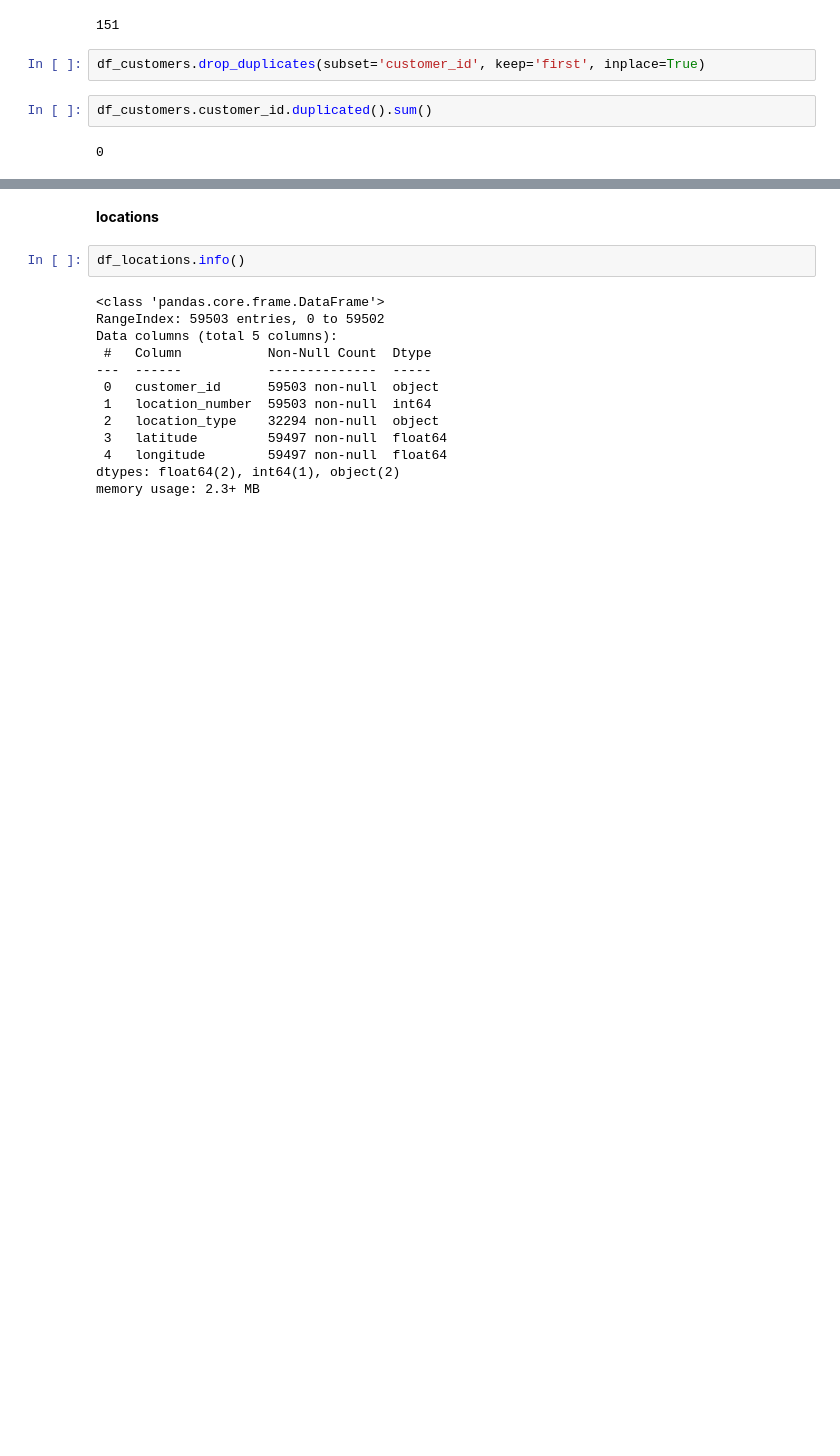
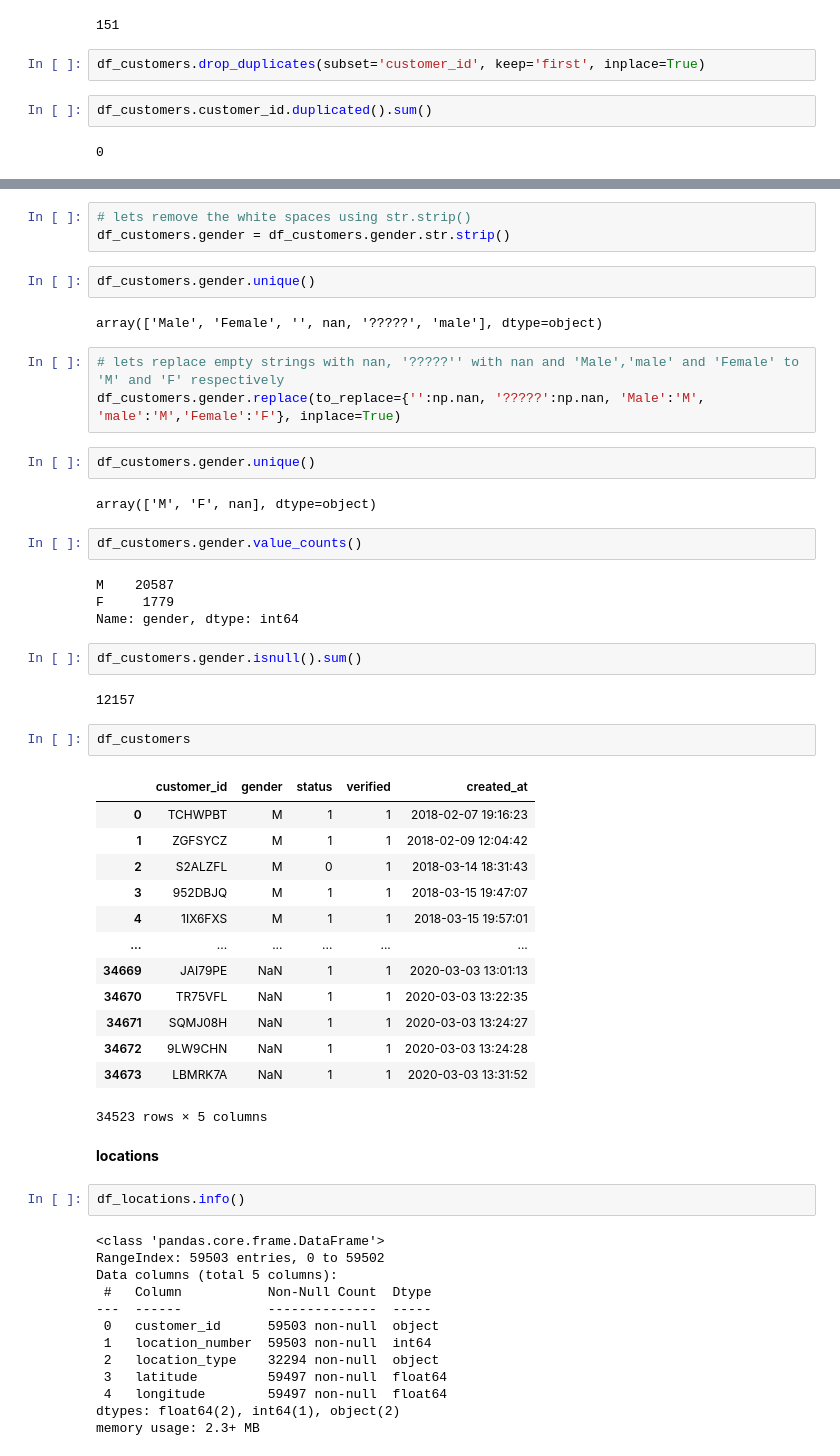
Before and after one commit to KwstasMCPU/delivery_database_and_gui, a Jupyter notebook: data_preparation.ipynb, the cells around one changed output, grey strips where cells are left out. Cells and saved outputs as stored; diff of their text form; blank space fills up the shorter version.

```diff
--- a/data_preparation.ipynb
+++ b/data_preparation.ipynb
@@ -389,3 +409,43 @@ df_customers.customer_id.duplicated().sum()
+# %%
+# lets remove the white spaces using str.strip()
+df_customers.gender = df_customers.gender.str.strip()
+# %%
+df_customers.gender.unique()
+# %% [output]
+array(['Male', 'Female', '', nan, '?????', 'male'], dtype=object)
+# %%
+# lets replace empty strings with nan, '?????'' with nan and 'Male','male' and 'Female' to 'M' and 'F' respectively
+df_customers.gender.replace(to_replace={'':np.nan, '?????':np.nan, 'Male':'M', 'male':'M','Female':'F'}, inplace=True)
+# %%
+df_customers.gender.unique()
+# %% [output]
+array(['M', 'F', nan], dtype=object)
+# %%
+df_customers.gender.value_counts()
+# %% [output]
+M    20587
+F     1779
+Name: gender, dtype: int64
+# %%
+df_customers.gender.isnull().sum()
+# %% [output]
+12157
+# %%
+df_customers
+# %% [output]
+|  | customer_id | gender | status | verified | created_at |
+| 0 | TCHWPBT | M | 1 | 1 | 2018-02-07 19:16:23 |
+| 1 | ZGFSYCZ | M | 1 | 1 | 2018-02-09 12:04:42 |
+| 2 | S2ALZFL | M | 0 | 1 | 2018-03-14 18:31:43 |
+| 3 | 952DBJQ | M | 1 | 1 | 2018-03-15 19:47:07 |
+| 4 | 1IX6FXS | M | 1 | 1 | 2018-03-15 19:57:01 |
+| ... | ... | ... | ... | ... | ... |
+| 34669 | JAI79PE | NaN | 1 | 1 | 2020-03-03 13:01:13 |
+| 34670 | TR75VFL | NaN | 1 | 1 | 2020-03-03 13:22:35 |
+| 34671 | SQMJ08H | NaN | 1 | 1 | 2020-03-03 13:24:27 |
+| 34672 | 9LW9CHN | NaN | 1 | 1 | 2020-03-03 13:24:28 |
+| 34673 | LBMRK7A | NaN | 1 | 1 | 2020-03-03 13:31:52 |
+34523 rows × 5 columns
 # %% [markdown]
 **locations**
 # %%
```
Also changed, not shown: parts of 5 cells of this notebook, 6 other files.
